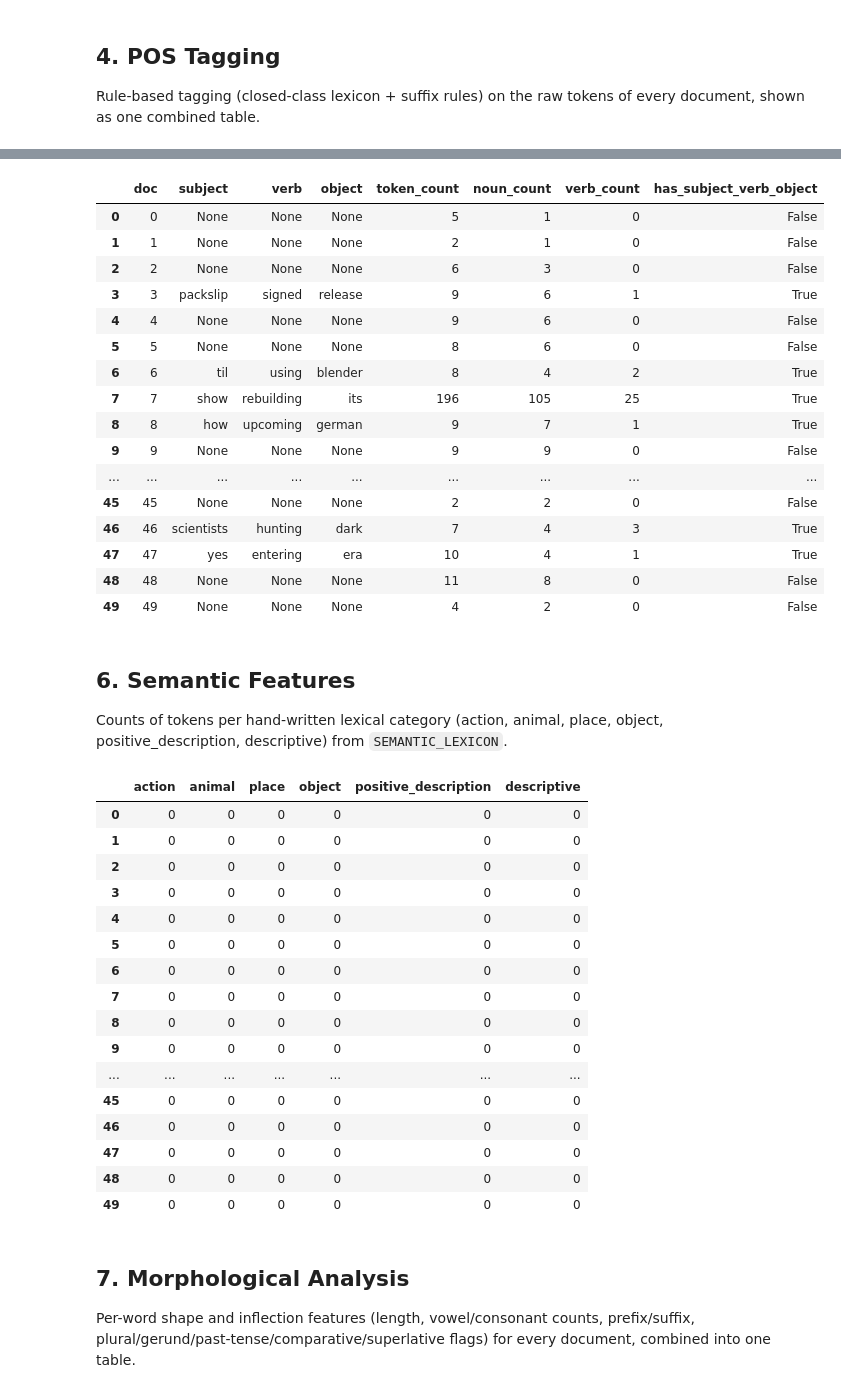
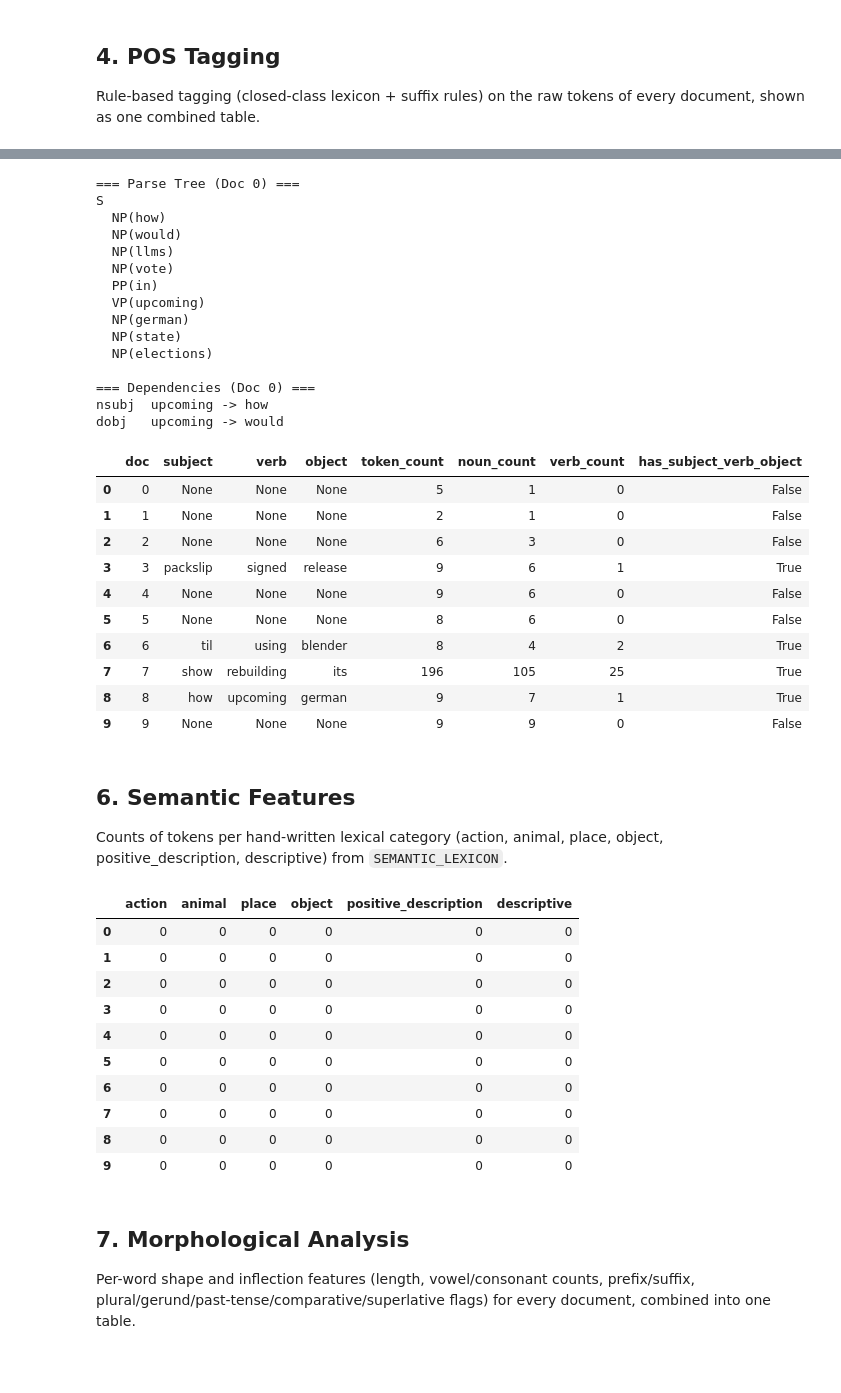
Before and after one commit to upahar-khatiwada/Feature-Extraction-in-Text, a Jupyter notebook: feature_extraction_demo.ipynb, the cells around one changed output, grey strips where cells are left out. Cells and saved outputs as stored; diff of their text form; code cells hidden in the pictures; blank space fills up the shorter version.

Commit message:
(feat) Parse tree)

```diff
--- a/feature_extraction_demo.ipynb
+++ b/feature_extraction_demo.ipynb
@@ -67,8 +150,9 @@ curated `demo.csv` corpus.
 from pathlib import Path
 
 csv_path = "hackernews_dataset.csv" if Path("hackernews_dataset.csv").exists() else "demo.csv"
+# csv_path = "demo.csv"
 data = pd.read_csv(csv_path)
-corpus = data["text"].tolist()
+corpus = data["text"][:10].tolist()
 
 print(f"Loaded {len(corpus)} documents from {csv_path}\n")
 for i, doc in enumerate(corpus):
@@ -161,31 +241,51 @@ first verb) plus noun/verb counts, one row per document.
 # %%
+print("=== Parse Tree (Doc 0) ===")
+parse_tree_doc0 = build_parse_tree(pos_tag(raw_tokens_per_doc[8]))
+print(render_tree(parse_tree_doc0))
+
+print("\n=== Dependencies (Doc 0) ===")
+for dependency in extract_dependencies(parse_tree_doc0):
+    print(f"{dependency['relation']:6s} {dependency['head']} -> {dependency['dependent']}")
+
 syntactic_frames = []
 for doc_index, tokens in enumerate(raw_tokens_per_doc):
     tagged = pos_tag(tokens)
-    doc_syntax = syntactic_analysis(tagged)
+    doc_syntax = syntactic_analysis(tagged).drop(
+        columns=["dependencies"],
+        errors="ignore",
+    )
     doc_syntax.insert(0, "doc", doc_index)
     syntactic_frames.append(doc_syntax)
 
 syntactic_df = pd.concat(syntactic_frames, ignore_index=True)
 syntactic_df
 # %% [output]
+=== Parse Tree (Doc 0) ===
+S
+  NP(how)
+  NP(would)
+  NP(llms)
+  NP(vote)
+  PP(in)
+  VP(upcoming)
+  NP(german)
+  NP(state)
+  NP(elections)
+
+=== Dependencies (Doc 0) ===
+nsubj  upcoming -> how
+dobj   upcoming -> would
 |  | doc | subject | verb | object | token_count | noun_count | verb_count | has_subject_verb_object |
 | 0 | 0 | None | None | None | 5 | 1 | 0 | False |
 | 1 | 1 | None | None | None | 2 | 1 | 0 | False |
 | 2 | 2 | None | None | None | 6 | 3 | 0 | False |
 | 3 | 3 | packslip | signed | release | 9 | 6 | 1 | True |
 | 4 | 4 | None | None | None | 9 | 6 | 0 | False |
 | 5 | 5 | None | None | None | 8 | 6 | 0 | False |
 | 6 | 6 | til | using | blender | 8 | 4 | 2 | True |
 | 7 | 7 | show | rebuilding | its | 196 | 105 | 25 | True |
 | 8 | 8 | how | upcoming | german | 9 | 7 | 1 | True |
 | 9 | 9 | None | None | None | 9 | 9 | 0 | False |
-| ... | ... | ... | ... | ... | ... | ... | ... | ... |
-| 45 | 45 | None | None | None | 2 | 2 | 0 | False |
-| 46 | 46 | scientists | hunting | dark | 7 | 4 | 3 | True |
-| 47 | 47 | yes | entering | era | 10 | 4 | 1 | True |
-| 48 | 48 | None | None | None | 11 | 8 | 0 | False |
-| 49 | 49 | None | None | None | 4 | 2 | 0 | False |
 # %% [markdown]
 ## 6. Semantic Features
 
@@ -206,12 +306,6 @@ semantic_df
 | 7 | 0 | 0 | 0 | 0 | 0 | 0 |
 | 8 | 0 | 0 | 0 | 0 | 0 | 0 |
 | 9 | 0 | 0 | 0 | 0 | 0 | 0 |
-| ... | ... | ... | ... | ... | ... | ... |
-| 45 | 0 | 0 | 0 | 0 | 0 | 0 |
-| 46 | 0 | 0 | 0 | 0 | 0 | 0 |
-| 47 | 0 | 0 | 0 | 0 | 0 | 0 |
-| 48 | 0 | 0 | 0 | 0 | 0 | 0 |
-| 49 | 0 | 0 | 0 | 0 | 0 | 0 |
 # %% [markdown]
 ## 7. Morphological Analysis
 
```
Also changed, not shown: parts of 16 cells of this notebook, 5 other files.
